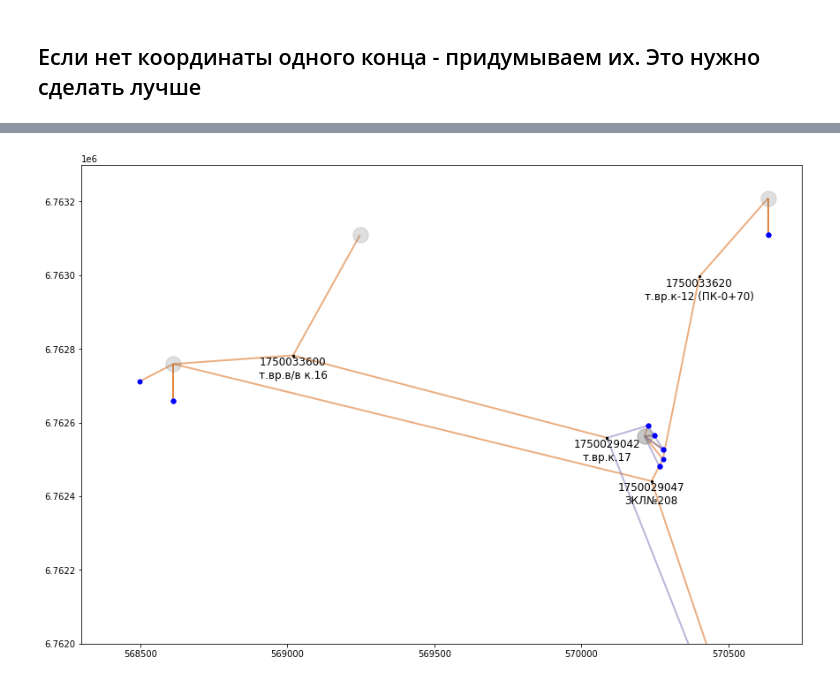
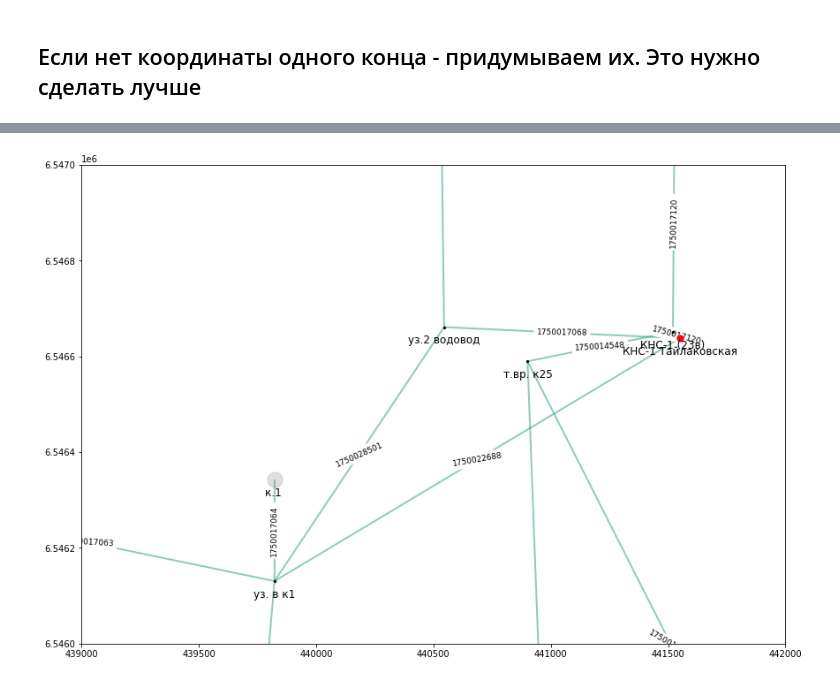
Before and after one commit to DenisYabl/PipesHydraulic, a Jupyter notebook: code/view_pipelines_tajlakovskoe.ipynb, the cells around one changed output, grey strips where cells are left out. Saved outputs shown, nothing was run; the diff lists cells and outputs as text; code cells hidden in the pictures.

```diff
--- a/code/view_pipelines_tajlakovskoe.ipynb
+++ b/code/view_pipelines_tajlakovskoe.ipynb
@@ -322,6 +321,7 @@ print(df0.shape)
 # %%
 node_columns_full = ['node_id', 'node_type', 'X', 'Y', 'node_name', 'altitude']
 node_columns_short = ['id', 'type', 'X', 'Y', 'name', 'H']
+rs_ids = [1750000710, 1750000976]
 # %% [markdown]
 ## Может быть две версии одной трубы. В исходниках они отличались датой, и надо брать последнню. В этом датасете даты пока нет, поэтому берем какую попало
 # %%
@@ -382,7 +382,8 @@ pos = nodes_df[["id", 'X', 'Y']]
 sp = dict(zip(pos.id, (zip(pos.X, pos.Y))))
 
 df = nodes_df[["id", 'name']]
-node_labels = dict(zip(df.id, map(lambda tpl: f'{tpl[0]}\n{tpl[1]}', zip(df.id, df.name))))
+# node_labels = dict(zip(df.id, map(lambda tpl: f'{tpl[0]}\n{tpl[1]}', zip(df.id, df.name))))
+node_labels = dict(zip(df.id, map(lambda tpl: f'{tpl[1]}', zip(df.id, df.name))))
 # %%
 kns_df = nodes_df[nodes_df.type==8]
 kns_df[['id', 'name']]
@@ -393,13 +394,13 @@ kns_df[['id', 'name']]
 # %%
 from itertools import product
 node_sets = dict()
-for pl_id in pipeline_ids:
-    graph_df = schema_df[schema_df.pipeline_id == pl_id]
-    plid_nodeset = set(graph_df.node_id_start.unique()) | set(graph_df.node_id_end.unique())
-    node_sets[pl_id] = plid_nodeset
+for rs_id in rs_ids:
+    df = graph_df[graph_df.rs_schema_id == rs_id]
+    rsid_nodeset = set(df.node_id_start.unique()) | set(df.node_id_end.unique())
+    node_sets[rs_id] = rsid_nodeset
 
 kns_ids = set([1750010931, 1750022767])
-for a, b in product(pipeline_ids, pipeline_ids):
+for a, b in product(rs_ids, rs_ids):
     if a == b:
         continue
     isect = (node_sets[a] & node_sets[b]) - kns_ids
@@ -425,7 +409,7 @@ for a, b in product(pipeline_ids, pipeline_ids):
 # %%
 cmap=plt.get_cmap('tab20')
-for pl_id in pipeline_ids:
-    df = graph_df[graph_df.pipeline_id == pl_id]
+for rs_id in rs_ids:
+    df = graph_df[graph_df.rs_schema_id == rs_id]
     df = df[["node_id_start", "node_id_end"]]
     df.columns = ["source", "target"]
     G = nx.from_pandas_edgelist(df)
@@ -452,36 +435,41 @@ plt.show()
 # %%
 cmap=plt.get_cmap('Dark2').colors
 
 fig = plt.figure(constrained_layout=True, figsize=(12, 8))
 ax = fig.add_subplot(1,1,1)
 
-for pl_id, clr in zip(pipeline_ids, cmap):
-    df = graph_df[graph_df.pipeline_id == pl_id]
+for rs_id, clr in zip(rs_ids, cmap):
+    df = graph_df[graph_df.rs_schema_id == rs_id]
     df = df[["node_id_start", "node_id_end"]]
     df.columns = ["source", "target"]
     G = nx.from_pandas_edgelist(df)
     g_nodes = set(G.nodes)
     nodelist = list(set(wells) & g_nodes)
     nx.draw_networkx_nodes(G, sp, nodelist=nodelist, node_size=25, node_color="blue", ax=ax)
     nodelist = list(set(pads) & g_nodes)
     nx.draw_networkx_nodes(G, sp, nodelist=nodelist, node_size=300, node_color="gray", alpha=0.25, ax=ax)
     nodelist = list(set(juncs) & g_nodes)
     nx.draw_networkx_nodes(G, sp, nodelist=nodelist, node_size=5, node_color="black", ax=ax)
     nodelist = list(set(kns) & g_nodes)
     nx.draw_networkx_nodes(G, sp, nodelist=nodelist, node_size=50, node_color="red", ax=ax)
     nx.draw_networkx_edges(G, sp, alpha=0.5, width=2, ax=ax, edge_color=clr)
 
 df = graph_df[["node_id_start", "node_id_end"]]
 df.columns = ["source", "target"]
 G = nx.from_pandas_edgelist(df)
-lbls = {k : '\n\n'+node_labels[k] for k in juncs}
-# lbls = {k : '\n\n'+node_labels[k] for k in wells}
+lbls = {k : '\n\n'+node_labels[k] for k in pads}
+lbls.update({k : '\n\n'+node_labels[k] for k in kns})
+lbls.update({k : '\n\n'+node_labels[k] for k in juncs})
 nx.draw_networkx_labels(G, sp, lbls, ax=ax)
+
+df = graph_df[['part_id', 'node_id_start', 'node_id_end']]
+edge_labels = dict(zip(zip(df.node_id_start, df.node_id_end), map(str, df.part_id)))
+nx.draw_networkx_edge_labels(G, pos=sp, edge_labels=edge_labels, font_size=9)
 
 limits=plt.axis('on') # turns on axis
 ax.tick_params(left=True, bottom=True, labelleft=True, labelbottom=True)
-ax.set_xlim(568300, 570750)
-ax.set_ylim(6762000, 6763300)
+ax.set_xlim(439000, 442000)
+ax.set_ylim(6546000, 6547000)
 plt.show()
 # %% [output]
-[figure, old version]
+[figure, new version]
```
Also changed, not shown: parts of 23 cells of this notebook.
